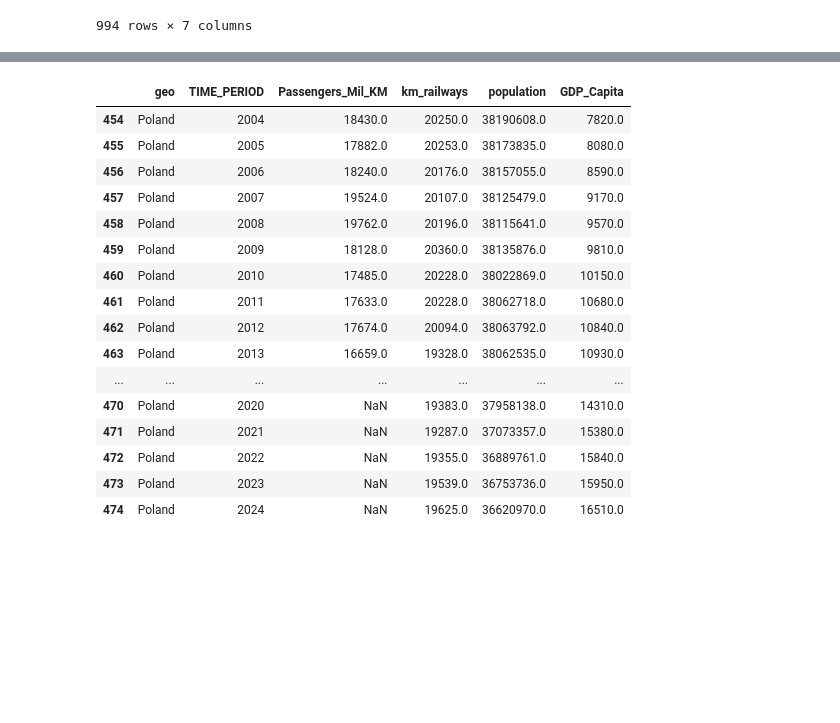
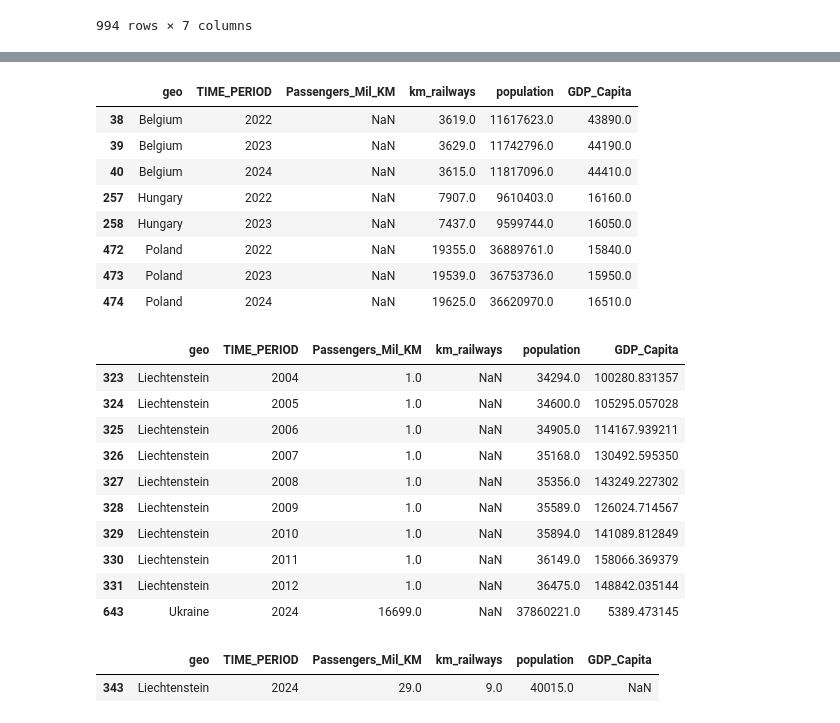
Before and after one commit to stelu-transferarbeit/train_analysis, a Jupyter notebook: TransferArbeit.ipynb, the cells around one changed output, grey strips where cells are left out. Drawn from its saved outputs; the diff is of its cells as text; code cells hidden in the pictures; blank space fills up the shorter version.

Commit message:
Add some data from World Data Bank

```diff
--- a/TransferArbeit.ipynb
+++ b/TransferArbeit.ipynb
@@ -306,4 +314,4 @@ df
 # %%
 df = df.drop("unit", axis=1)
 # %%
-df
+dfPassengers['Railways, passengers carried (passenger-km)'] = dfPassengers['Railways, passengers carried (passenger-km)'] / 1000000
@@ -515,6 +562,17 @@ df[df['geo'] == 'Italy']
 | 299 | Italy | 2022 | 46498.0 | 16829.0 |
 | 300 | Italy | 2023 | 54791.0 | 16832.0 |
 | 301 | Italy | 2024 | 55872.0 | 16879.0 |
+# %%
+# Se valor nulli prendo dataset da WorldBank
+
+for row in df.itertuples():
+    if pd.isna(row.km_railways):
+
+        dfRailwaysTemp = dfRailways[dfRailways["Country Name"] == row.geo]
+        s = (row.TIME_PERIOD)
+        match = dfRailwaysTemp[str(s)].iloc[0]
+        if match > 0:
+             df.loc[row.Index, "km_railways"] = match
 # %%
 urlPopulation = 'https://ec.europa.eu/eurostat/api/dissemination/sdmx/3.0/data/dataflow/ESTAT/demo_urespop/1.0?compress=true&format=csvdata&formatVersion=1.0&lang=en&labels=label_only'
 urlPopulation = 'https://ec.europa.eu/eurostat/api/dissemination/sdmx/3.0/data/dataflow/ESTAT/demo_pjan/1.0/*.*.*.*.*?c[freq]=A&c[unit]=NR&c[age]=TOTAL&c[sex]=T&c[geo]=BE,BG,CZ,DK,DE,EE,IE,EL,ES,FR,FX,HR,IT,CY,LV,LT,LU,HU,MT,NL,AT,PL,PT,RO,SI,SK,FI,SE,IS,LI,NO,CH,UK,BA,ME,MD,MK,GE,AL,RS,TR,UA,XK,AD,BY,MC,RU,SM,AM,AZ&c[TIME_PERIOD]=2025,2024,2023,2022,2021,2020,2019,2018,2017,2016,2015,2014,2013,2012,2011,2010,2009,2008,2007,2006,2005,2004&compress=true&format=csvdata&formatVersion=1.0&lang=en&labels=label_only'
@@ -751,3 +800,13 @@ df[df['km_railways'].isna()]
+# %%
+# Se valor nulli prendo dataset da WorldBank
+
+for row in df.itertuples():
+    if pd.isna(row.GDP_Capita):
+        dfGDPCapitaTemp = dfGDPCapita[dfGDPCapita["Country Name"] == row.geo]
+        s = (row.TIME_PERIOD)
+        match = dfGDPCapitaTemp[str(s)].iloc[0]
+        if match > 0:
+             df.loc[row.Index, "GDP_Capita"] = match
 # %%
 valid_kms = df.groupby('geo')['Passengers_Mil_KM'].count()
 valid_kms[valid_kms < 15]
@@ -763,21 +818,42 @@ Ukraine                    4
 Name: Passengers_Mil_KM, dtype: int64
+# %%
+# Se valor nulli prendo dataset da WorldBank
+
+for row in df.itertuples():
+    if pd.isna(row.population):
+        dfPopulationTemp = dfPopulationCSV[dfPopulationCSV["Country Name"] == row.geo]
+        s = (row.TIME_PERIOD)
+        match = dfPopulationTemp[str(s)].iloc[0]
+        if match > 0:
+             df.loc[row.Index, "population"] = match
+# %%
+df[df['Passengers_Mil_KM'].isna()]
+# %% [output]
+|  | geo | TIME_PERIOD | Passengers_Mil_KM | km_railways | population | GDP_Capita |
+| 38 | Belgium | 2022 | NaN | 3619.0 | 11617623.0 | 43890.0 |
+| 39 | Belgium | 2023 | NaN | 3629.0 | 11742796.0 | 44190.0 |
+| 40 | Belgium | 2024 | NaN | 3615.0 | 11817096.0 | 44410.0 |
+| 257 | Hungary | 2022 | NaN | 7907.0 | 9610403.0 | 16160.0 |
+| 258 | Hungary | 2023 | NaN | 7437.0 | 9599744.0 | 16050.0 |
+| 472 | Poland | 2022 | NaN | 19355.0 | 36889761.0 | 15840.0 |
+| 473 | Poland | 2023 | NaN | 19539.0 | 36753736.0 | 15950.0 |
+| 474 | Poland | 2024 | NaN | 19625.0 | 36620970.0 | 16510.0 |
+# %%
+df[df['km_railways'].isna()]
+# %% [output]
+|  | geo | TIME_PERIOD | Passengers_Mil_KM | km_railways | population | GDP_Capita |
+| 323 | Liechtenstein | 2004 | 1.0 | NaN | 34294.0 | 100280.831357 |
+| 324 | Liechtenstein | 2005 | 1.0 | NaN | 34600.0 | 105295.057028 |
+| 325 | Liechtenstein | 2006 | 1.0 | NaN | 34905.0 | 114167.939211 |
+| 326 | Liechtenstein | 2007 | 1.0 | NaN | 35168.0 | 130492.595350 |
+| 327 | Liechtenstein | 2008 | 1.0 | NaN | 35356.0 | 143249.227302 |
+| 328 | Liechtenstein | 2009 | 1.0 | NaN | 35589.0 | 126024.714567 |
+| 329 | Liechtenstein | 2010 | 1.0 | NaN | 35894.0 | 141089.812849 |
+| 330 | Liechtenstein | 2011 | 1.0 | NaN | 36149.0 | 158066.369379 |
+| 331 | Liechtenstein | 2012 | 1.0 | NaN | 36475.0 | 148842.035144 |
+| 643 | Ukraine | 2024 | 16699.0 | NaN | 37860221.0 | 5389.473145 |
 # %%
-df[df['geo'] == 'Poland']
+df[df['GDP_Capita'].isna()]
 # %% [output]
 |  | geo | TIME_PERIOD | Passengers_Mil_KM | km_railways | population | GDP_Capita |
-| 454 | Poland | 2004 | 18430.0 | 20250.0 | 38190608.0 | 7820.0 |
-| 455 | Poland | 2005 | 17882.0 | 20253.0 | 38173835.0 | 8080.0 |
-| 456 | Poland | 2006 | 18240.0 | 20176.0 | 38157055.0 | 8590.0 |
-| 457 | Poland | 2007 | 19524.0 | 20107.0 | 38125479.0 | 9170.0 |
-| 458 | Poland | 2008 | 19762.0 | 20196.0 | 38115641.0 | 9570.0 |
-| 459 | Poland | 2009 | 18128.0 | 20360.0 | 38135876.0 | 9810.0 |
-| 460 | Poland | 2010 | 17485.0 | 20228.0 | 38022869.0 | 10150.0 |
-| 461 | Poland | 2011 | 17633.0 | 20228.0 | 38062718.0 | 10680.0 |
-| 462 | Poland | 2012 | 17674.0 | 20094.0 | 38063792.0 | 10840.0 |
-| 463 | Poland | 2013 | 16659.0 | 19328.0 | 38062535.0 | 10930.0 |
-| ... | ... | ... | ... | ... | ... | ... |
-| 470 | Poland | 2020 | NaN | 19383.0 | 37958138.0 | 14310.0 |
-| 471 | Poland | 2021 | NaN | 19287.0 | 37073357.0 | 15380.0 |
-| 472 | Poland | 2022 | NaN | 19355.0 | 36889761.0 | 15840.0 |
-| 473 | Poland | 2023 | NaN | 19539.0 | 36753736.0 | 15950.0 |
-| 474 | Poland | 2024 | NaN | 19625.0 | 36620970.0 | 16510.0 |
+| 343 | Liechtenstein | 2024 | 29.0 | 9.0 | 40015.0 | NaN |
```
Also changed, not shown: parts of 94 cells of this notebook, 4 other files.
